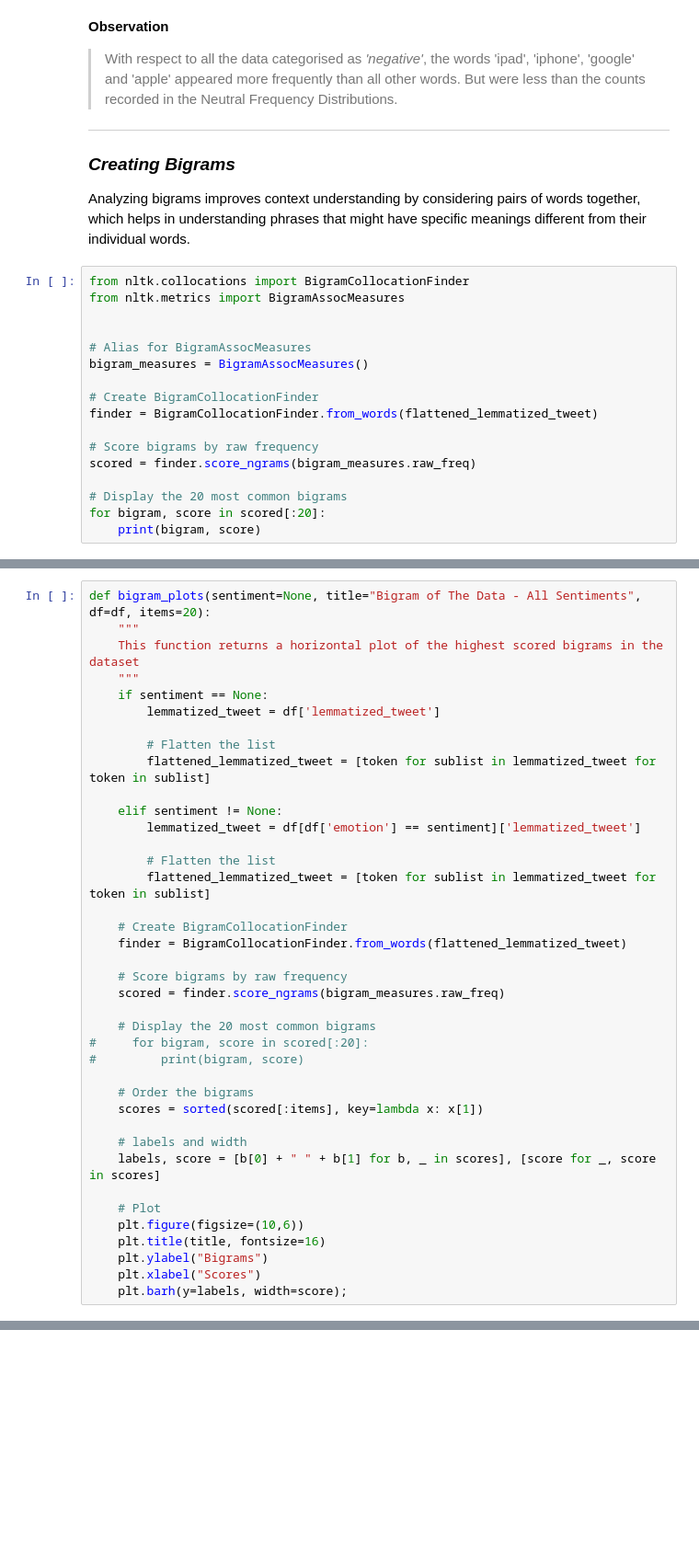
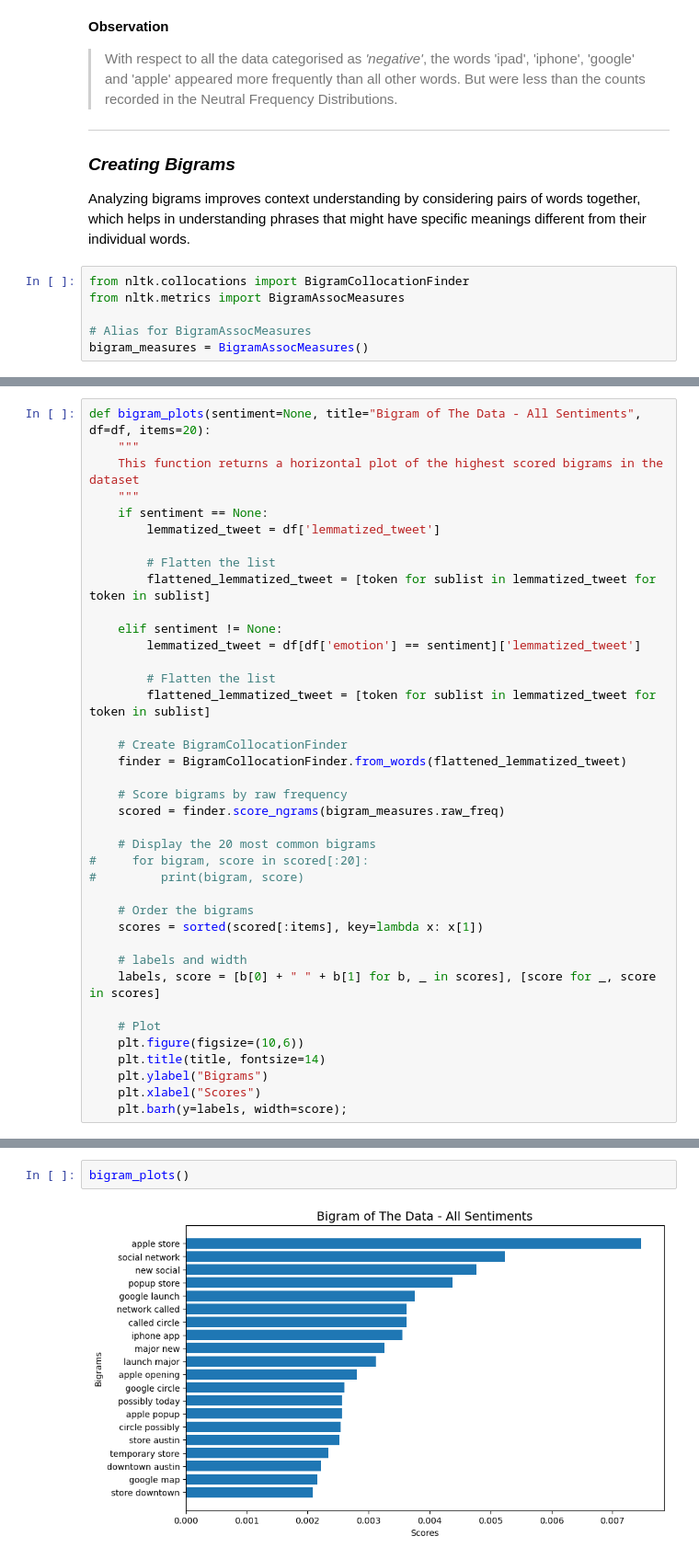
Before and after one commit to ggeorgekkariuki/SentimentFlow_NLP, a Jupyter notebook: sentimentflow.ipynb, the cells around one changed output, grey strips where cells are left out. Shown at 92% size. Cells and saved outputs as stored; diff of their text form; blank space fills up the shorter version.

```diff
--- a/sentimentflow.ipynb
+++ b/sentimentflow.ipynb
@@ -591,16 +591,5 @@ Analyzing bigrams improves context understanding by considering pairs of words t
 from nltk.collocations import BigramCollocationFinder
 from nltk.metrics import BigramAssocMeasures
 
-
 # Alias for BigramAssocMeasures
 bigram_measures = BigramAssocMeasures()
-
-# Create BigramCollocationFinder
-finder = BigramCollocationFinder.from_words(flattened_lemmatized_tweet)
-
-# Score bigrams by raw frequency
-scored = finder.score_ngrams(bigram_measures.raw_freq)
-
-# Display the 20 most common bigrams
-for bigram, score in scored[:20]:
-    print(bigram, score)
@@ -660,7 +628,7 @@ def bigram_plots(sentiment=None, title="Bigram of The Data - All Sentiments", df
 
     # Plot
     plt.figure(figsize=(10,6))
-    plt.title(title, fontsize=16)
+    plt.title(title, fontsize=14)
     plt.ylabel("Bigrams")
     plt.xlabel("Scores")
     plt.barh(y=labels, width=score);
@@ -668,0 +637,4 @@ def bigram_plots(sentiment=None, title="Bigram of The Data - All Sentiments", df
+# %%
+bigram_plots()
+# %% [output]
+[figure, added]
```
Also changed, not shown: parts of 15 cells of this notebook.
